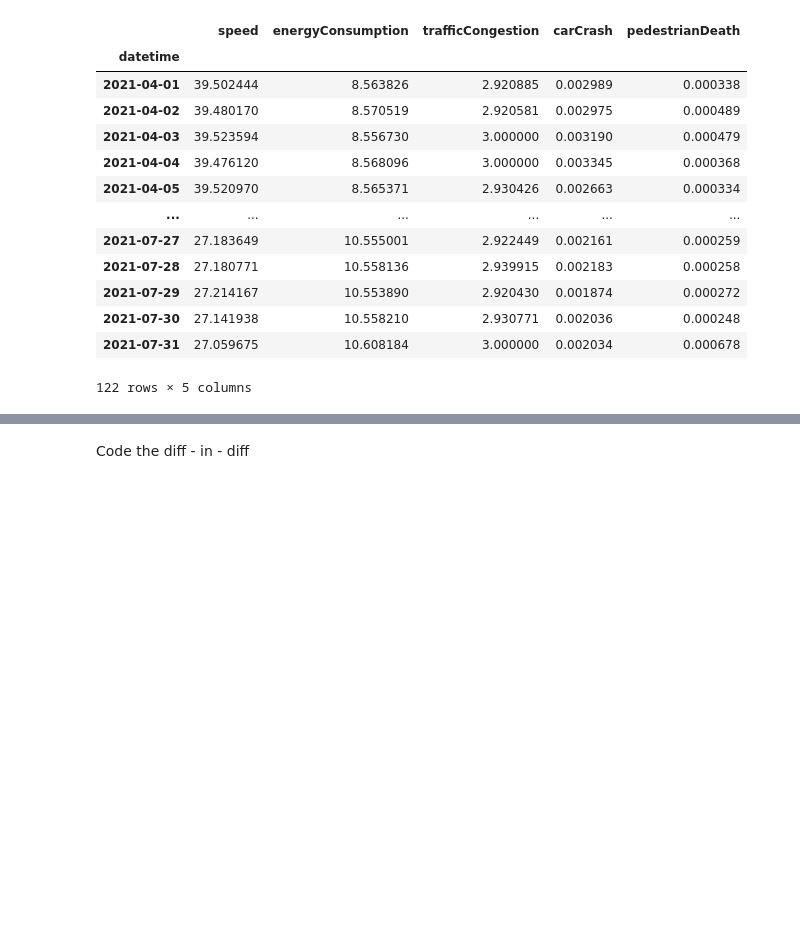
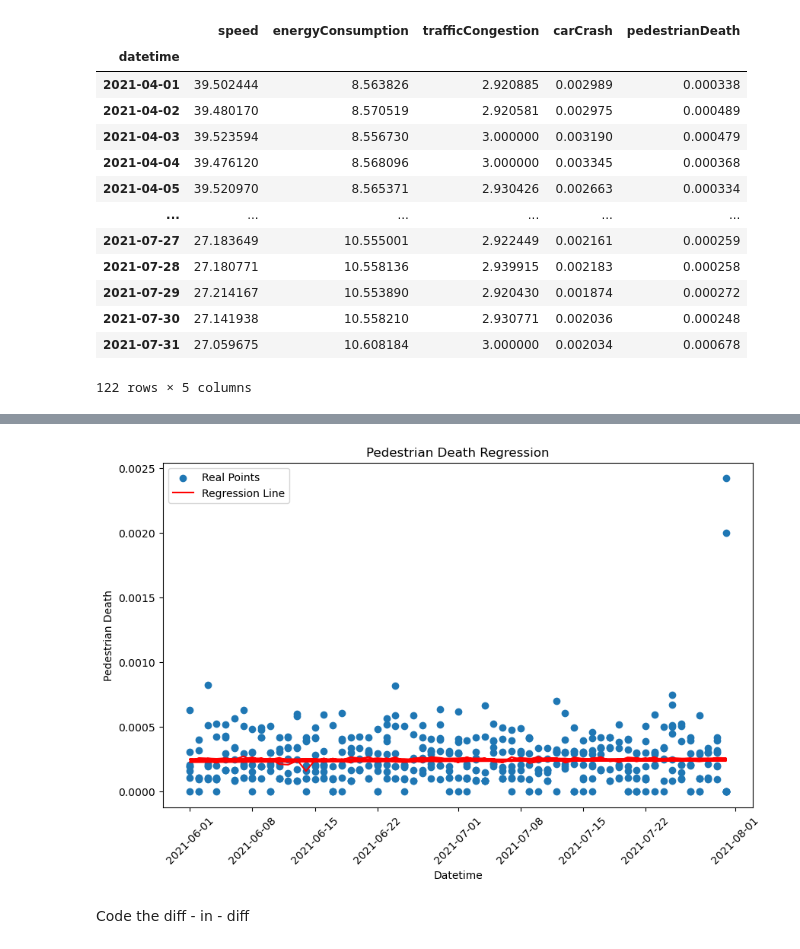
Before and after one commit to leonardohannas/MODS206_TelecomParis, a Jupyter notebook: notebook.ipynb, the cells around one changed output, grey strips where cells are left out. Drawn from its saved outputs; the diff is of its cells as text; code cells hidden in the pictures; blank space fills up the shorter version.

Commit message:
some OLS regressions

```diff
--- a/notebook.ipynb
+++ b/notebook.ipynb
@@ -345,0 +444,19 @@ df.loc[df['station'].isin([4,7])]
+# %%
+# Considering the only the changed stations 1, 2, 3, 5, 6, 8, 9 and 10, we run an OLS model before the change
+
+# Before the change
+before_change = changed_stations_city_1[changed_stations_city_1['datetime'] < '2021-06-01']
+before_change
+
+X = before_change.drop(columns=['pedestrianDeath', 'station', 'datetime'])
+y = before_change['pedestrianDeath']
+
+X_train, X_test, y_train, y_test = train_test_split(X, y, test_size=0.3, random_state=101)
+
+X_train = sm.add_constant(X_train)
+X_test = sm.add_constant(X_test)
+
+model = sm.OLS(y_train, X_train).fit()
+results = model.summary()
+
+print(results)
@@ -345,0 +481,47 @@ df.loc[df['station'].isin([4,7])]
+# %%
+# Considering the only the changed stations 1, 2, 3, 5, 6, 8, 9 and 10, we run an OLS model after the change
+
+# After the change
+
+after_change = changed_stations_city_1[changed_stations_city_1['datetime'] >= '2021-06-01']
+
+X_aux = after_change['datetime'][-341:]
+
+X = after_change.drop(columns=['pedestrianDeath', 'station', 'datetime'])
+y = after_change['pedestrianDeath']
+
+X_train, X_test, y_train, y_test = train_test_split(X, y, test_size=0.3, random_state=101)
+
+# print(X.shape, X_train.shape, X_test.shape)
+
+
+X_train = sm.add_constant(X_train)
+X_test = sm.add_constant(X_test)
+
+model = sm.OLS(y_train, X_train).fit()
+results = model.summary()
+
+print(model.predict(X_train).shape)
+
+print(results)
+
+# X_aux = X_train['datetime'][:341]
+
+plt.figure(figsize=(10, 6), dpi=100)
+# Plot the real points
+plt.scatter(after_change['datetime'], after_change['pedestrianDeath'], label='Real Points')
+
+# Plot the regression line
+plt.plot(X_aux, model.predict(X_train), color='red', label='Regression Line')
+
+plt.xticks(rotation=45)
+
+# Set the labels and title
+plt.xlabel('Datetime')
+plt.ylabel('Pedestrian Death')
+plt.title('Pedestrian Death Regression')
+plt.legend()
+
+# Show the plot
+plt.show()
+# %% [output]
@@ -346,2 +545,3 @@ df.loc[df['station'].isin([4,7])]
+[figure, added]
 # %% [markdown]
 Code the diff - in - diff
```
Also changed, not shown: parts of 10 cells of this notebook.
